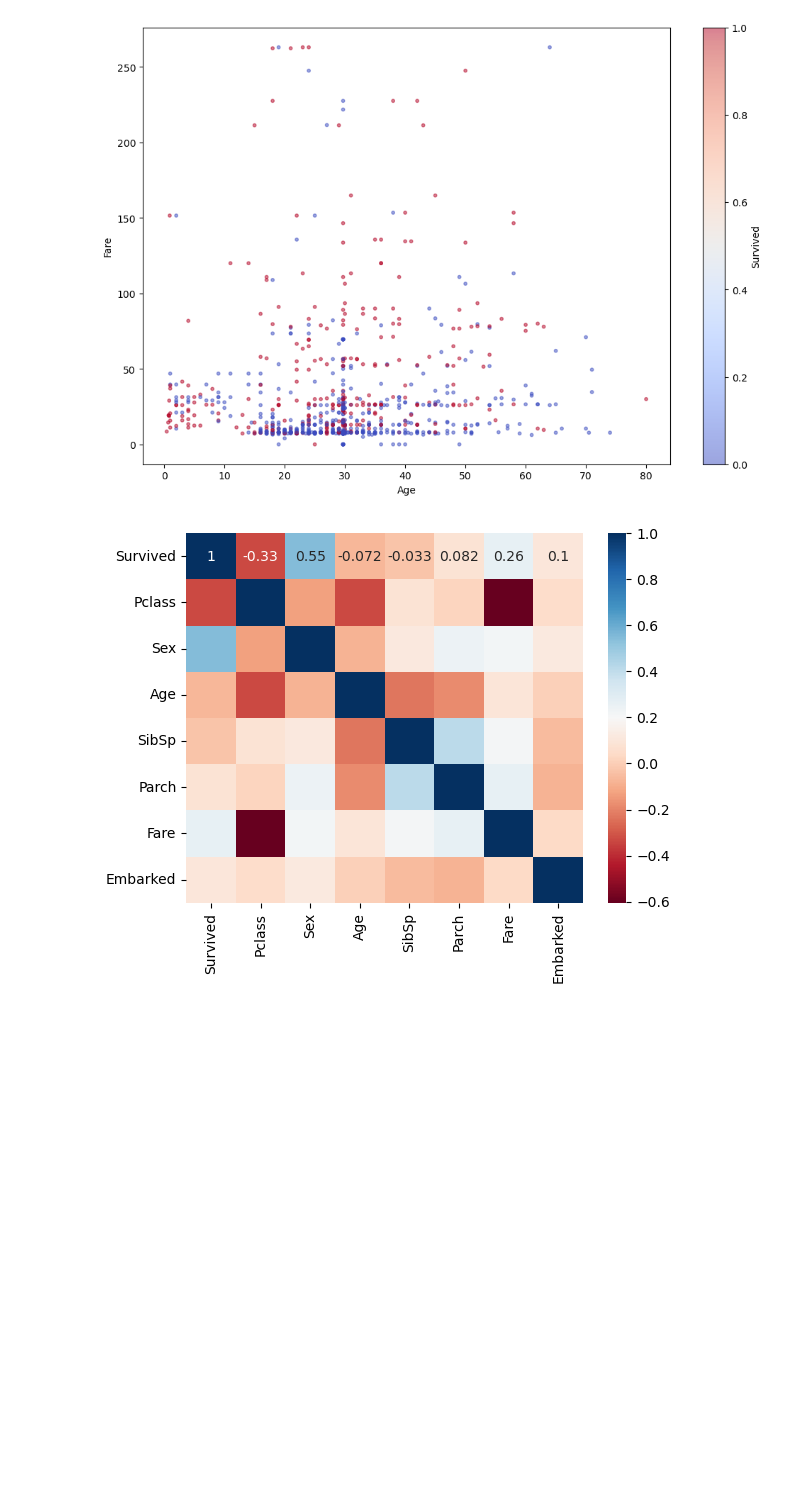
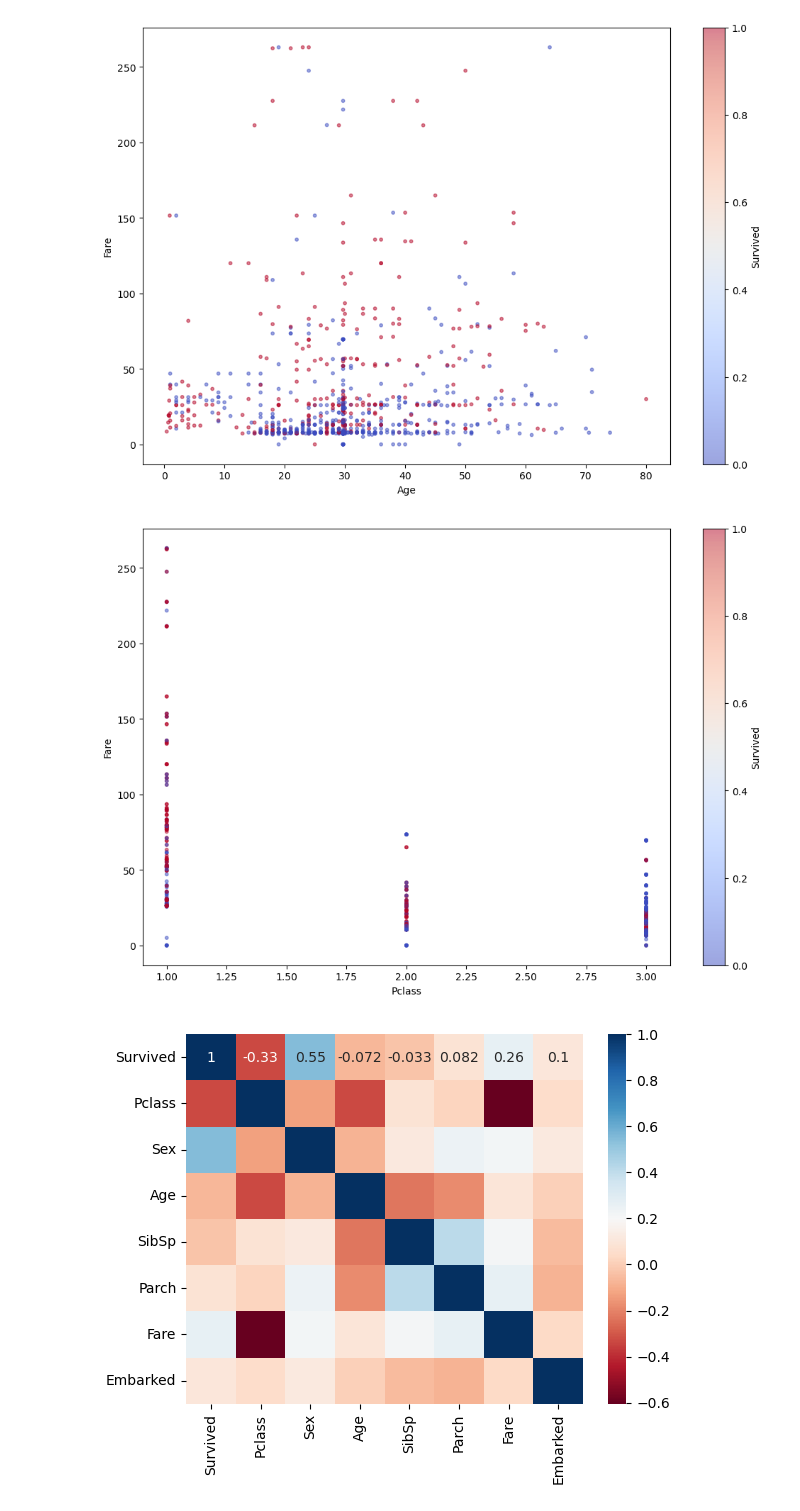
Before and after one commit to VishalyGinny/Data-Science-Projects, a Jupyter notebook: Titanic Project/Titanic_project_Training.ipynb, the cells around one changed output. Cells and saved outputs as stored; diff of their text form; code cells hidden in the pictures; blank space fills up the shorter version.

```diff
--- a/Titanic Project/Titanic_project_Training.ipynb
+++ b/Titanic Project/Titanic_project_Training.ipynb
@@ -226,6 +237,12 @@ df.plot(kind='scatter', x='Age', y='Fare', alpha=0.5, s=10, figsize=(12, 8), c='
 plt.show()
 # %% [output]
 [figure]
+# %%
+# plot a scatter plot for Pclass and Fare
+df.plot(kind='scatter', x='Pclass', y='Fare', alpha=0.5, s=10, figsize=(12, 8), c='Survived', cmap=plt.get_cmap('coolwarm'))
+plt.show()
+# %% [output]
+[figure, added]
 # %%
 # show correlation
 df.corr()
```
Also changed, not shown: parts of 3 cells of this notebook.
